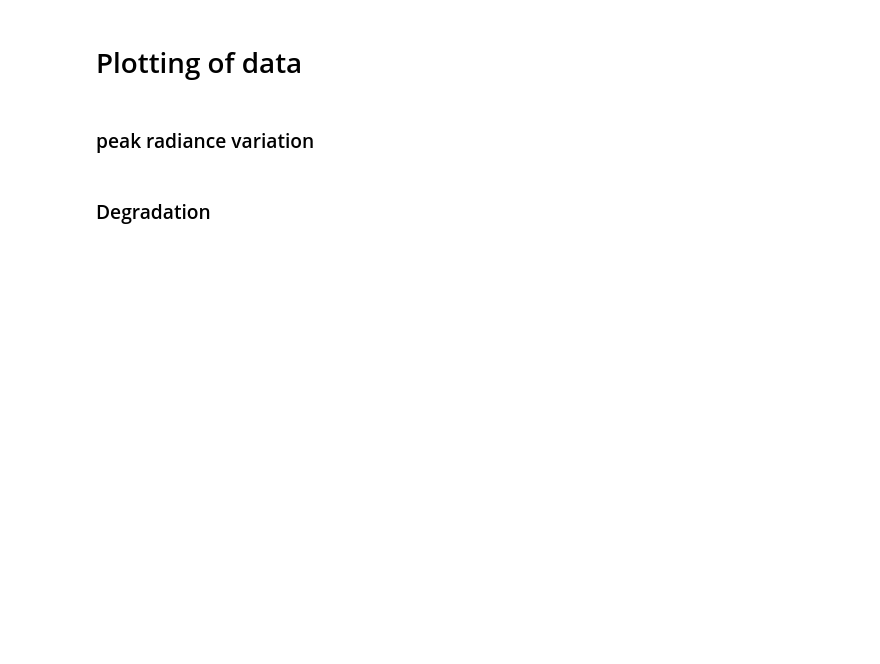
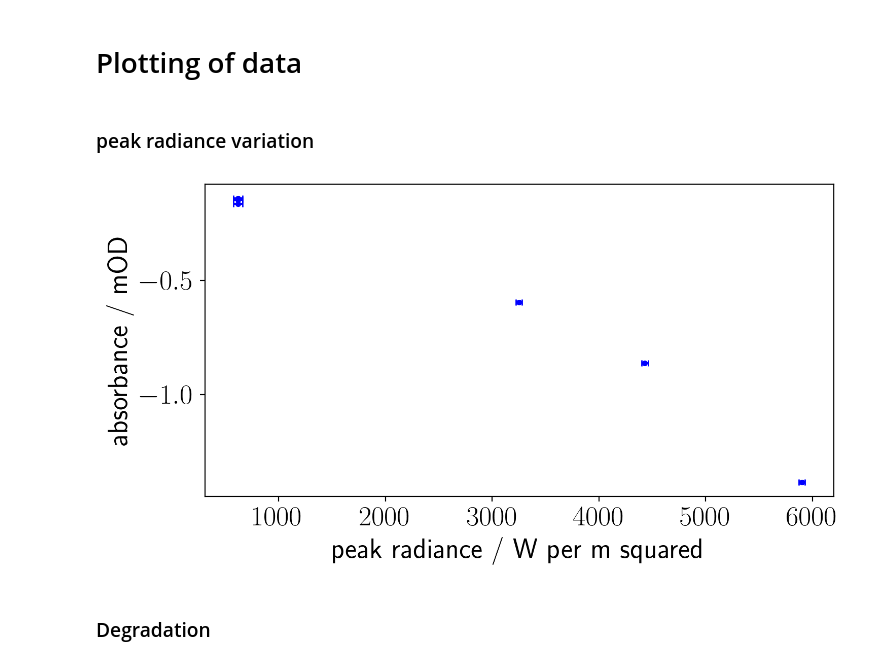
Before and after one commit to MJeindl/MasterProjectAlt, a Jupyter notebook: GraphsMThesisJeindl.ipynb, the cells around one changed output. Saved outputs shown, nothing was run; the diff lists cells and outputs as text; code cells hidden in the pictures; blank space fills up the shorter version.

Commit message:
working on degradation and on power fits

```diff
--- a/GraphsMThesisJeindl.ipynb
+++ b/GraphsMThesisJeindl.ipynb
@@ -529,3 +493,53 @@ plt.show()
+# %%
+import pandas as pd
+from matplotlib import pyplot as plt
+from scipy import constants as const
+from scipy import io
+import numpy as np
+import json
+
+plt.rcParams['text.usetex'] = True
+font = {'size': 20}
+plt.rc('font', **font)
+#From 2023.12.22 PumpPowerVar in pump 653 Probe 680
+#2nd-x;170.98460380387596;4.882207633023595;1.0;0.0;3.5228
+#2nd-x Error;0.044586461622659335;0.10565856496080137;60.88881374774401;1.876611874015875;3.5228
+#2nd-y;123.76193757659699;5.398671742339542;1.0;0.0;3.5228
+#2nd-y Error;0.007988920725724555;0.018944810621290376;10.67173147785706;0.31277821947196766;3.5228
+
+file = open(r"c:\Users\M\Documents\phdmatlab\sqib-pmma-probe-wavelength\UV_Setup\new_parallel_pol_pump653nm\STD-680\2023.12.22_PumpPowerVar\TAfitPump653Probe680_OUTPUT.JSON")
+entries = json.load(file)['entries']
+entries_files = []
+dOD = []
+for entry in entries:
+    entries_files.append(entry['inputFile'])
+    dOD.append([entry['popt'][2], entry['pcov'][2][2]])
+
+dOD = np.array(dOD)
+dOD[dOD == np.inf] = np.NaN
+#print(dOD)
+#these are in order
+pumpRad = np.array([[620, 43], [620, 43], [620, 43], [3250, 30], [4430,30], [5900, 30], [4430, 30], [4430, 30], [4430, 30]])
+probeRad = np.array([[910, 100], [1820, 60], [460, 100], [460, 100], [460, 100], [460, 100], [910, 60], [3640, 20], [1820, 30]])
+
+
+#try calculating a fun correction factor based on the first 3 measurements that have identical pump radiance
+#need to take the times such as done in degradation
+io.loadmat(r"C:\Users\M\Documents\phdmatlab\sqib-pmma-probe-wavelength\UV_Setup\new_parallel_pol_pump653nm\STD-680\2023.12.22_PumpPowerVar\saturation_2023-12-22_11-47.mat")
+
+linParameter = np.polyfit(pumpRad[:3,0], dOD[:3,0], 1)
+
+#print(pumpRad[])
+#Plot first 6 points as they should have relatively little sample degradation, because of their order and the pump power
+fig, ax = plt.subplots(1,2, figsize=(8,4), dpi = 200)
+ax[0].plot(pumpRad[:6,0], dOD[:6,0], 'b.')
+#yerror of dOD fitting is not sensible
+ax[0].errorbar(pumpRad[:6,0], dOD[:6,0], xerr = pumpRad[:6,1], ls = "None", ecolor = 'b', capsize = 2)
+ax[0].set_xlabel('peak radiance / W per m squared')
+ax[0].set_ylabel('absorbance / mOD')
+plt.show()
+# %% [output]
+[figure, added]
 # %% [markdown]
 ### Degradation
 # %%
```
Also changed, not shown: parts of 3 cells of this notebook.
